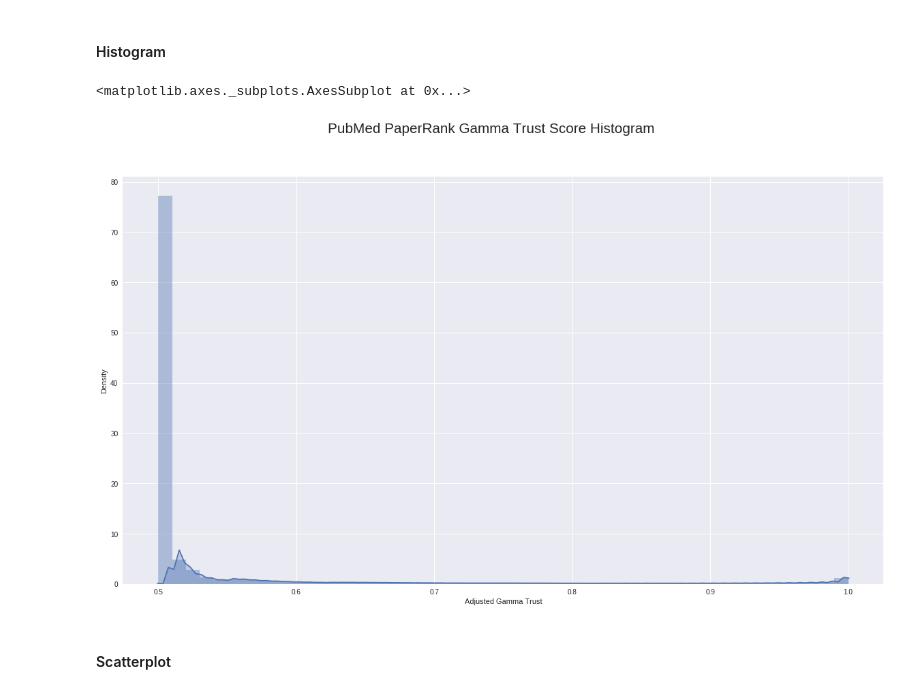
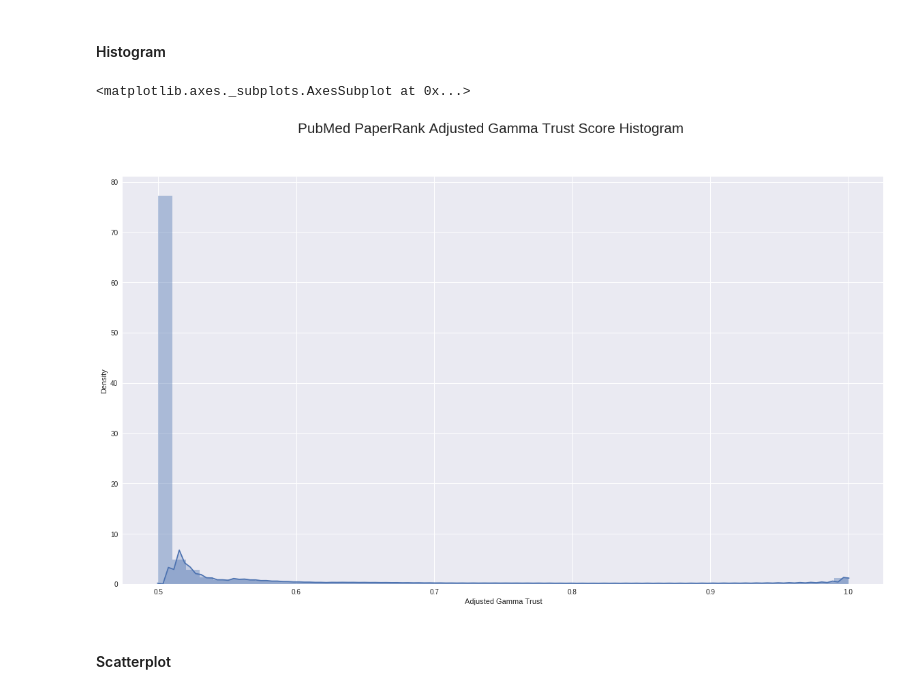
Before and after one commit to rukmal/PaperRank-Analysis, a Jupyter notebook: PubMed PaperRank Analysis.ipynb, the cells around one changed output. Saved outputs shown, nothing was run; the diff lists cells and outputs as text; code cells hidden in the pictures.

Commit message:
Minor update to graph heading

```diff
--- a/PubMed PaperRank Analysis.ipynb
+++ b/PubMed PaperRank Analysis.ipynb
@@ -3680,13 +3680,13 @@ This section contains plots of the InvCDF PaperRank adjusted Gamma trust score d
 #### Histogram
 # %%
 fig, ax = getSubplot(dims_large)
-fig.suptitle('PubMed PaperRank Gamma Trust Score Histogram')
+fig.suptitle('PubMed PaperRank Adjusted Gamma Trust Score Histogram')
 ax.set_xlabel('Adjusted Gamma Trust')
 ax.set_ylabel('Density')
 sns.distplot(pr_gamma_trust_adj, kde=True, rug=False, kde_kws={'shade': True}, ax=ax)
 # %% [output]
 <matplotlib.axes._subplots.AxesSubplot at 0x...>
-[figure, old version]
+[figure, new version]
 # %% [markdown]
 #### Scatterplot
 # %%
```
